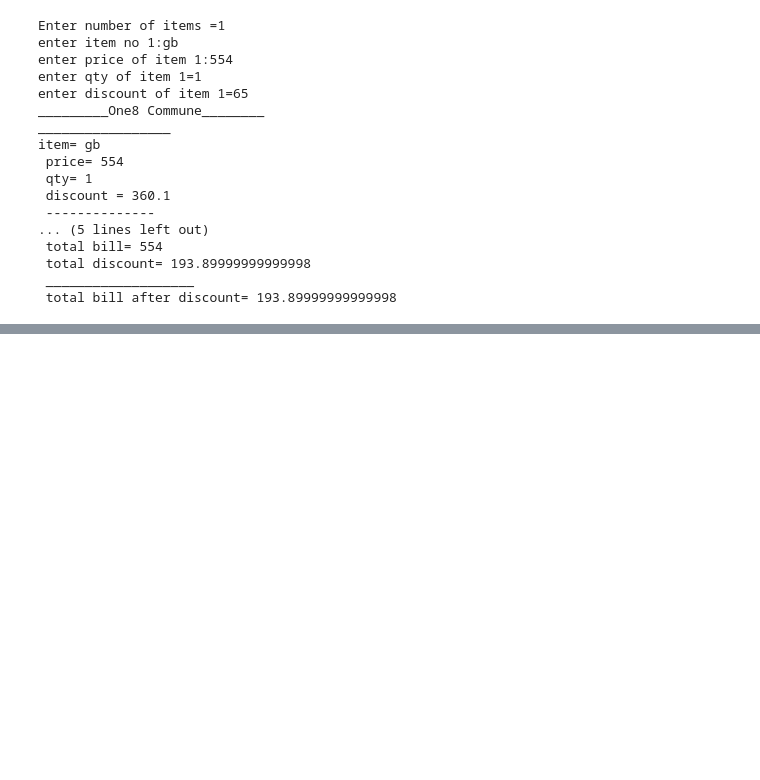
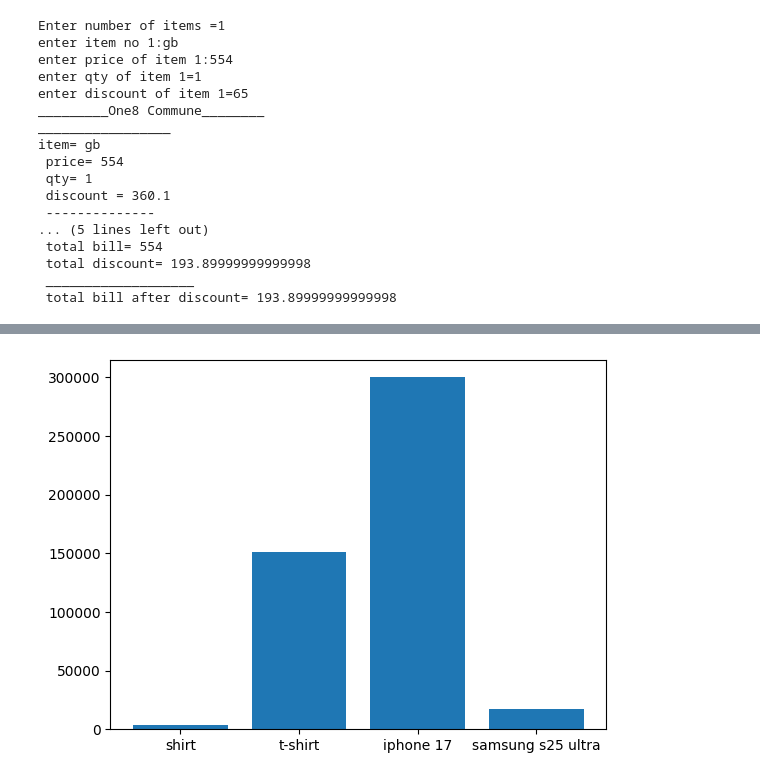
Before and after one commit to Shivam00242/python-class-cbitss, a Jupyter notebook: list_2.ipynb, the cells around one changed output, grey strips where cells are left out. Cells and saved outputs as stored; diff of their text form; code cells hidden in the pictures; blank space fills up the shorter version.

```diff
--- a/list_2.ipynb
+++ b/list_2.ipynb
@@ -153,0 +207,25 @@ item= gb
+# %%
+import matplotlib.pyplot as plt
+
+
+c_name=["shivam","robin","aman","parth","aryan","shubham","saksham"]
+c_id=['101','102','103','104','105','106','107']
+product=["shirt","t-shirt","iphone 17","samsung s25 ultra","shirt","t-shirt","iphone 17"]
+price=[2500,150000,150000,17000,1200,1500,149999]
+state=["hp","pb","hr","hr","hp","pb","hp"]
+gender=["m","f","f","m","m","f","m"]
+
+unique_product=[]
+product_wise_sale_=[]
+for a in product:
+  if a not in unique_product:
+    unique_product.append(a)
+    product_wise_sale_.append(0)
+for i in range (len(price)):
+  index=unique_product.index(product[i])
+  product_wise_sale_[index]=product_wise_sale_[index]+price[i]
+
+plt.bar(unique_product,product_wise_sale_)
+plt.show()
+# %% [output]
+[figure, added]
```
Also changed, not shown: parts of 3 cells of this notebook.
